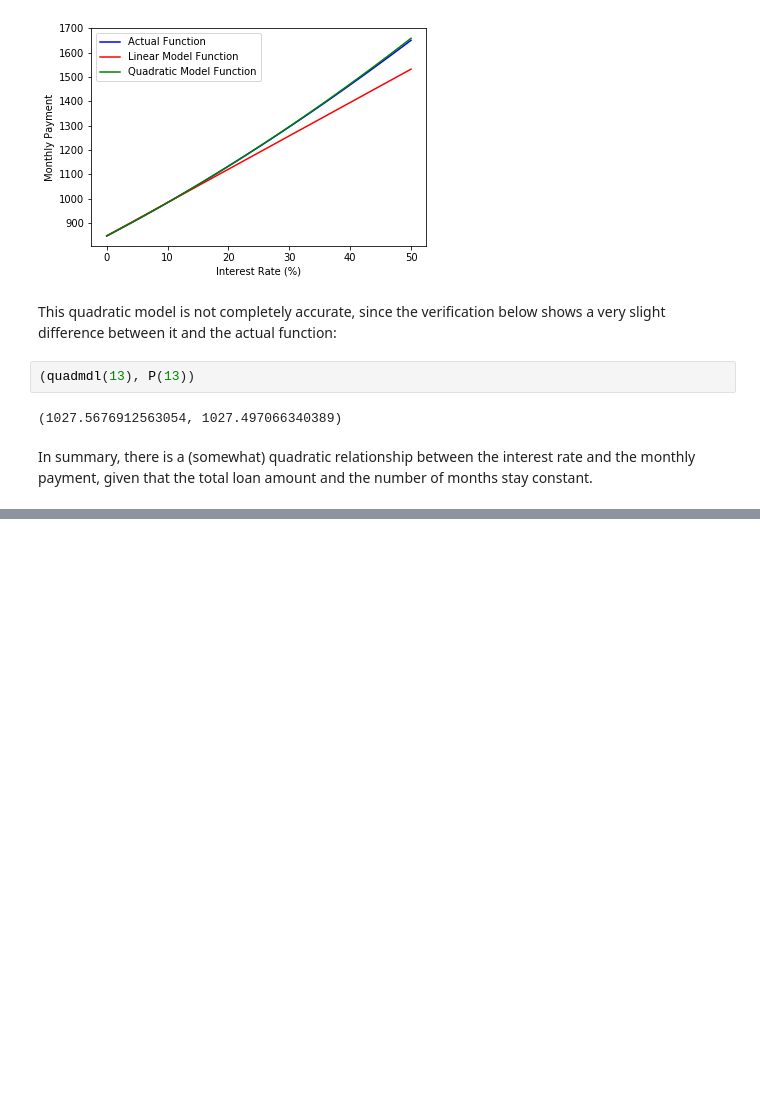
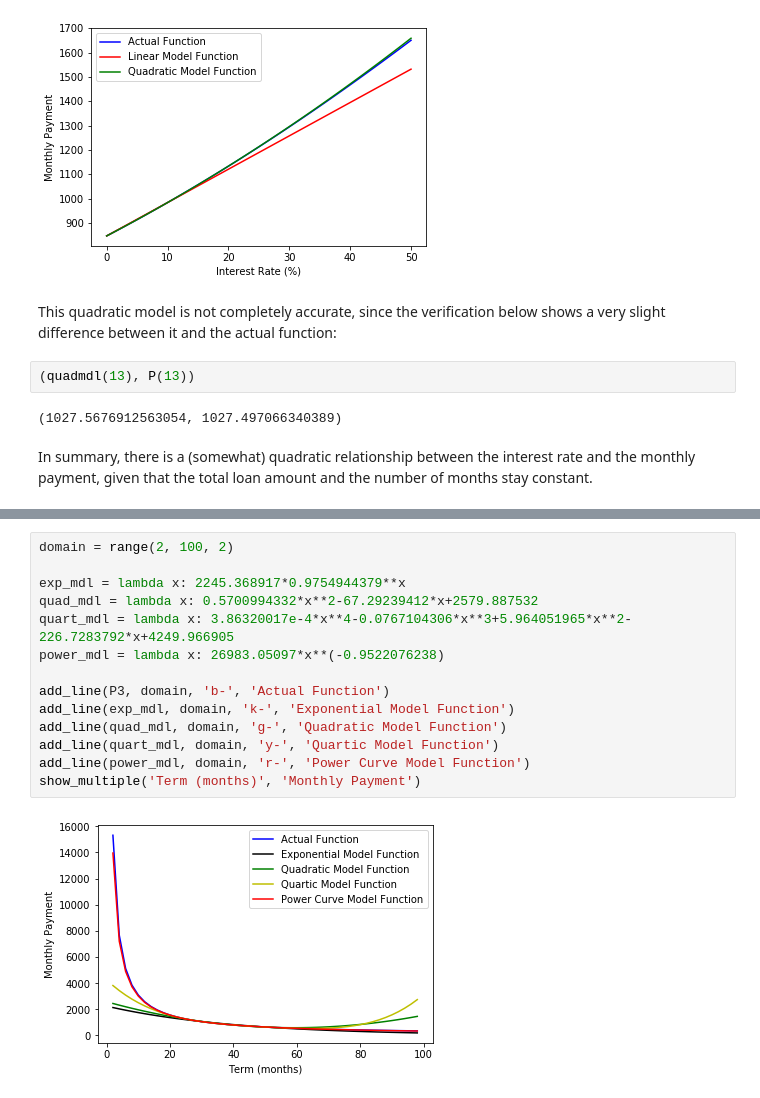
Before and after one commit to broad-well/Monthly-Payment, a Jupyter notebook: MainDocument.ipynb, the cells around one changed output, grey strips where cells are left out. Saved outputs shown, nothing was run; the diff lists cells and outputs as text; blank space fills up the shorter version.

```diff
--- a/MainDocument.ipynb
+++ b/MainDocument.ipynb
@@ -253,0 +304,16 @@ In summary, there is a (somewhat) quadratic relationship between the interest ra
+# %%
+domain = range(2, 100, 2)
+
+exp_mdl = lambda x: 2245.368917*0.9754944379**x
+quad_mdl = lambda x: 0.5700994332*x**2-67.29239412*x+2579.887532
+quart_mdl = lambda x: 3.86320017e-4*x**4-0.0767104306*x**3+5.964051965*x**2-226.7283792*x+4249.966905
+power_mdl = lambda x: 26983.05097*x**(-0.9522076238)
+
+add_line(P3, domain, 'b-', 'Actual Function')
+add_line(exp_mdl, domain, 'k-', 'Exponential Model Function')
+add_line(quad_mdl, domain, 'g-', 'Quadratic Model Function')
+add_line(quart_mdl, domain, 'y-', 'Quartic Model Function')
+add_line(power_mdl, domain, 'r-', 'Power Curve Model Function')
+show_multiple('Term (months)', 'Monthly Payment')
+# %% [output]
+[figure, added]
```
Also changed, not shown: parts of 18 cells of this notebook.
